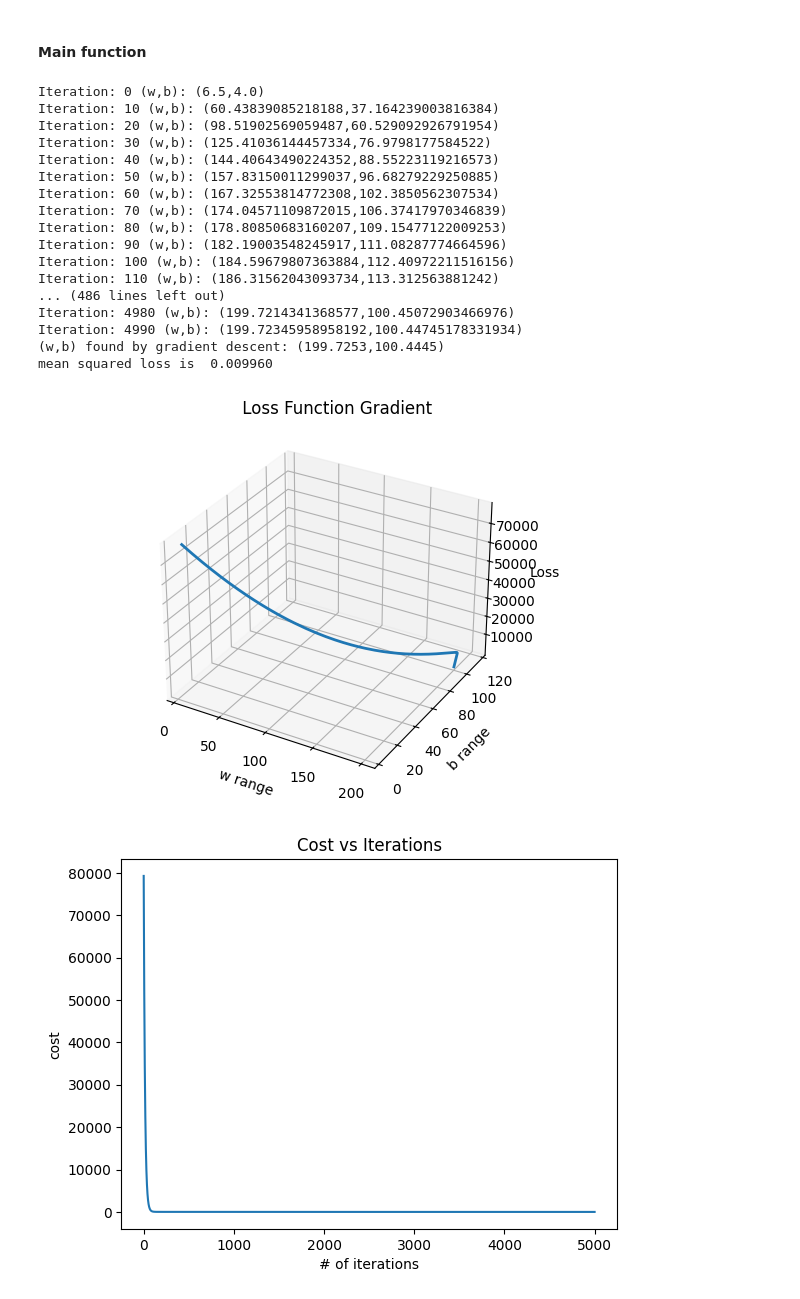
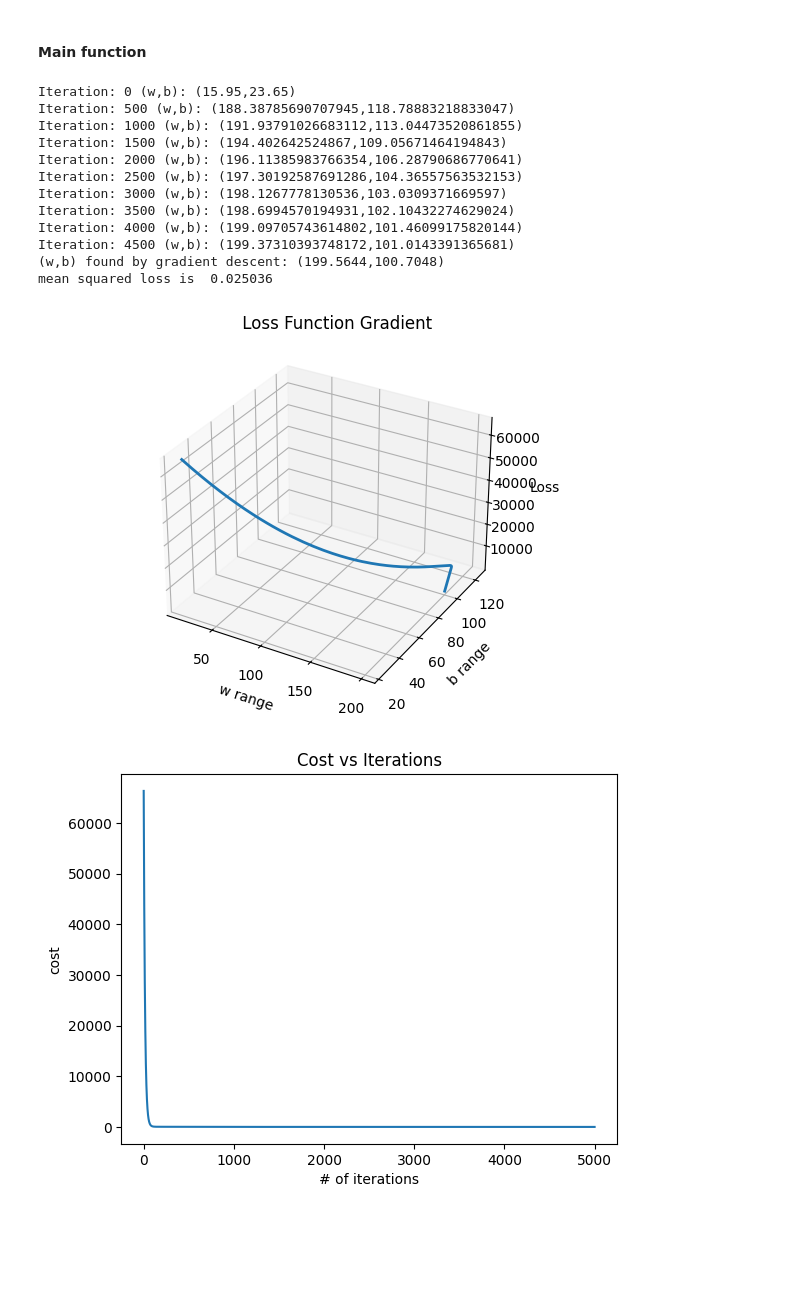
Before and after one commit to saadabuzaid/SupervisedML_Coursera, a Jupyter notebook: Week-1 Lab.ipynb, the cells around one changed output. Drawn from its saved outputs; the diff is of its cells as text; code cells hidden in the pictures; blank space fills up the shorter version.

Commit message:
extra logging var and param tunning

```diff
--- a/Week-1 Lab.ipynb
+++ b/Week-1 Lab.ipynb
@@ -94,38 +94,34 @@ def plot_cost_vs_iterations(j_wb_hist):
 # %%
 x = np.array([1.0, 2.0])   #features
 y = np.array([300.0, 500.0])   #target value
 if(len(x) != len(y)):
     print("List of features is not equal to outputs given in the dataset")
     exit()
 
-w_init = 0
-b_init = 0
+w_init = 10
+b_init = 20
 iterations = 5000
 learning_rate = 0.01
-w, b, j_wb_hist, w_hist, b_hist = create_model(x, y, w_init, b_init, iterations, learning_rate,10)
+logging_rate = 500
+w, b, j_wb_hist, w_hist, b_hist = create_model(x, y, w_init, b_init, iterations, learning_rate,logging_rate)
 print(f"(w,b) found by gradient descent: ({w:8.4f},{b:8.4f})")
 print("mean squared loss is ",'{:.6f}'.format(calc_mean_squared_loss(x,y,w_hist[-1],b_hist[-1])))
 plot_loss_gradient(w_hist,b_hist,j_wb_hist)
 plot_cost_vs_iterations(j_wb_hist)
 plot_final(x,y,w,b)
 # %% [output]
-Iteration: 0 (w,b): (6.5,4.0)
-Iteration: 10 (w,b): (60.43839085218188,37.164239003816384)
-Iteration: 20 (w,b): (98.51902569059487,60.529092926791954)
-Iteration: 30 (w,b): (125.41036144457334,76.9798177584522)
-Iteration: 40 (w,b): (144.40643490224352,88.55223119216573)
-Iteration: 50 (w,b): (157.83150011299037,96.68279229250885)
-Iteration: 60 (w,b): (167.32553814772308,102.3850562307534)
-Iteration: 70 (w,b): (174.04571109872015,106.37417970346839)
-Iteration: 80 (w,b): (178.80850683160207,109.15477122009253)
-Iteration: 90 (w,b): (182.19003548245917,111.08287774664596)
-Iteration: 100 (w,b): (184.59679807363884,112.40972211516156)
-Iteration: 110 (w,b): (186.31562043093734,113.312563881242)
-... (486 lines left out)
-Iteration: 4980 (w,b): (199.7214341368577,100.45072903466976)
-Iteration: 4990 (w,b): (199.72345958958192,100.44745178331934)
-(w,b) found by gradient descent: (199.7253,100.4445)
-mean squared loss is  0.009960
+Iteration: 0 (w,b): (15.95,23.65)
+Iteration: 500 (w,b): (188.38785690707945,118.78883218833047)
+Iteration: 1000 (w,b): (191.93791026683112,113.04473520861855)
+Iteration: 1500 (w,b): (194.402642524867,109.05671464194843)
+Iteration: 2000 (w,b): (196.11385983766354,106.28790686770641)
+Iteration: 2500 (w,b): (197.30192587691286,104.36557563532153)
+Iteration: 3000 (w,b): (198.1267778130536,103.0309371669597)
+Iteration: 3500 (w,b): (198.6994570194931,102.10432274629024)
+Iteration: 4000 (w,b): (199.09705743614802,101.46099175820144)
+Iteration: 4500 (w,b): (199.37310393748172,101.0143391365681)
+(w,b) found by gradient descent: (199.5644,100.7048)
+mean squared loss is  0.025036
-[figure, old version]
+[figure, new version]
-[figure, old version]
+[figure, new version]
 [figure]
```
